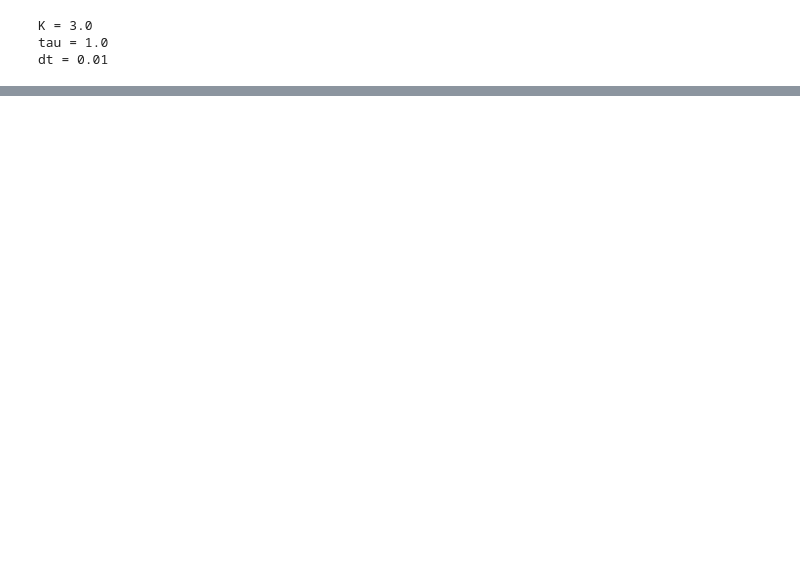
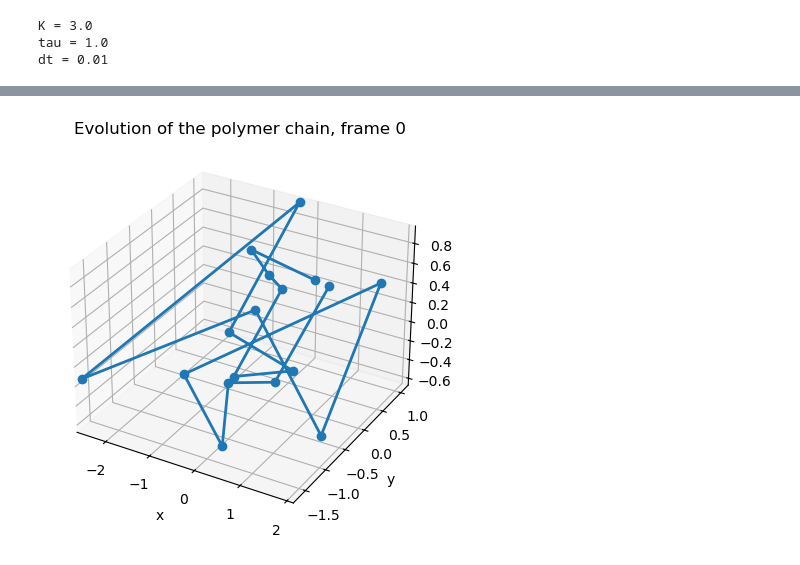
Before and after one commit to alexprogrammeert/3MA010-assignments-code, a Jupyter notebook: BD part/BD2 notebook.ipynb, the cells around one changed output, grey strips where cells are left out. Saved outputs shown, nothing was run; the diff lists cells and outputs as text; code cells hidden in the pictures; blank space fills up the shorter version.

```diff
--- a/BD part/BD2 notebook.ipynb
+++ b/BD part/BD2 notebook.ipynb
@@ -138,0 +169,38 @@ Final particle positions:
+# %%
+import matplotlib.pyplot as plt
+from matplotlib.animation import FuncAnimation
+
+fig = plt.figure(figsize=(8, 5))
+ax = fig.add_subplot(111, projection="3d")
+
+line, = ax.plot([], [], [], "o-", lw=2)
+
+ax.set_xlabel("x")
+ax.set_ylabel("y")
+ax.set_zlabel("z")
+ax.set_title("Evolution of the polymer chain")
+
+# Set axis limits based on trajectory
+xmin = trajectory[:, :, 0].min()
+xmax = trajectory[:, :, 0].max()
+ymin = trajectory[:, :, 1].min()
+ymax = trajectory[:, :, 1].max()
+zmin = trajectory[:, :, 2].min()
+zmax = trajectory[:, :, 2].max()
+
+ax.set_xlim(xmin, xmax)
+ax.set_ylim(ymin, ymax)
+ax.set_zlim(zmin, zmax)
+
+def update(frame):
+    coords = trajectory[frame]
+    line.set_data(coords[:, 0], coords[:, 1])
+    line.set_3d_properties(coords[:, 2])
+    ax.set_title(f"Evolution of the polymer chain, frame {frame}")
+    return line,
+
+ani = FuncAnimation(fig, update, frames=len(trajectory), interval=100, blit=False)
+
+ani.save("chain_evolution.gif", writer="pillow", fps=10)
+# %% [output]
+[figure, added]
```
Also changed, not shown: parts of 4 cells of this notebook, 2 other files.
